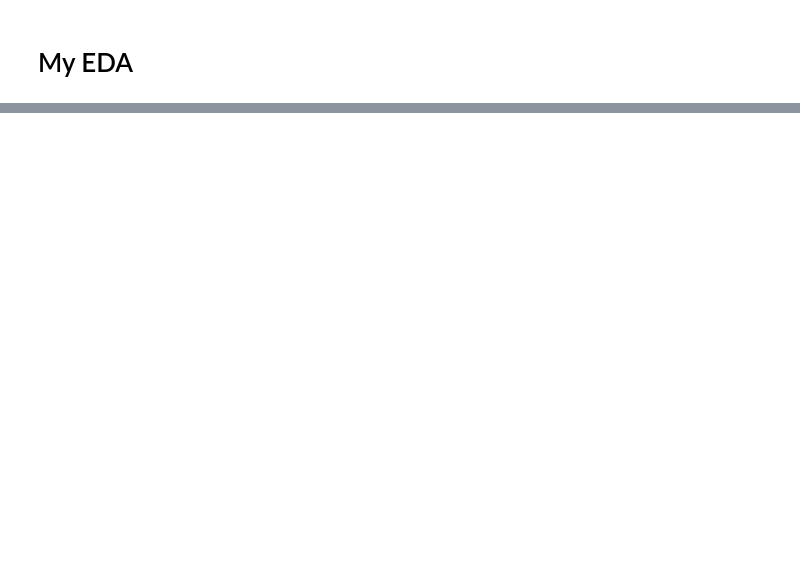
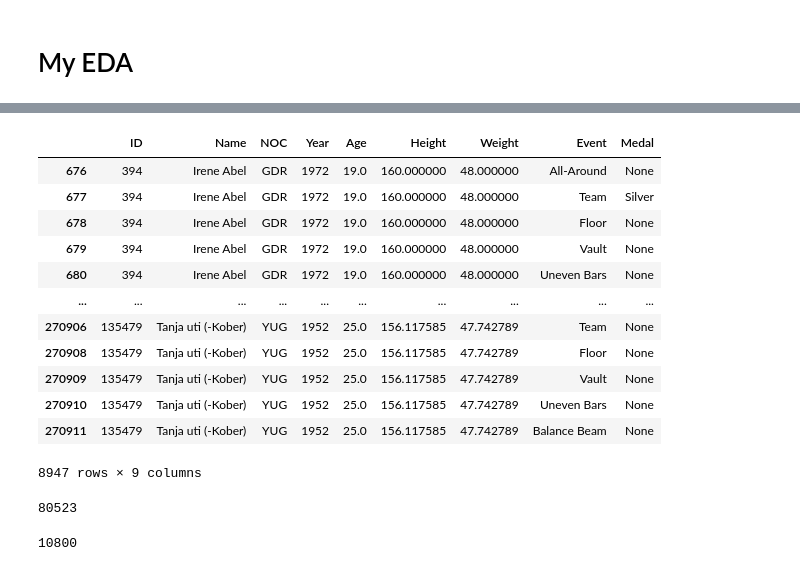
Before and after one commit to RyanJTalbot/MSDS, a Jupyter notebook: Core/Data Mining Foundations/Data Mining Project/Project/competition_gym2023/kaggle-data/kaggle_women.ipynb, the cells around one changed output, grey strips where cells are left out. Drawn from its saved outputs; the diff is of its cells as text; code cells hidden in the pictures; blank space fills up the shorter version.

```diff
--- a/Core/Data Mining Foundations/Data Mining Project/Project/competition_gym2023/kaggle-data/kaggle_women.ipynb
+++ b/Core/Data Mining Foundations/Data Mining Project/Project/competition_gym2023/kaggle-data/kaggle_women.ipynb
@@ -1348,0 +603,28 @@ plt.plot(medal_stats['Year'].values, medal_stats['Height'].values)
+# %%
+# Define the desired column order
+desired_columns = ['ID', 'Name', 'NOC', 'Year', 'Age', 'Height', 'Weight', 'Event',
+       'Medal']
+
+
+# Reorder the columns
+df = df[desired_columns]
+# %%
+df
+# %% [output]
+|  | ID | Name | NOC | Year | Age | Height | Weight | Event | Medal |
+| 676 | 394 | Irene Abel | GDR | 1972 | 19.0 | 160.000000 | 48.000000 | All-Around | None |
+| 677 | 394 | Irene Abel | GDR | 1972 | 19.0 | 160.000000 | 48.000000 | Team | Silver |
+| 678 | 394 | Irene Abel | GDR | 1972 | 19.0 | 160.000000 | 48.000000 | Floor | None |
+| 679 | 394 | Irene Abel | GDR | 1972 | 19.0 | 160.000000 | 48.000000 | Vault | None |
+| 680 | 394 | Irene Abel | GDR | 1972 | 19.0 | 160.000000 | 48.000000 | Uneven Bars | None |
+| ... | ... | ... | ... | ... | ... | ... | ... | ... | ... |
+| 270906 | 135479 | Tanja uti (-Kober) | YUG | 1952 | 25.0 | 156.117585 | 47.742789 | Team | None |
+| 270908 | 135479 | Tanja uti (-Kober) | YUG | 1952 | 25.0 | 156.117585 | 47.742789 | Floor | None |
+| 270909 | 135479 | Tanja uti (-Kober) | YUG | 1952 | 25.0 | 156.117585 | 47.742789 | Vault | None |
+| 270910 | 135479 | Tanja uti (-Kober) | YUG | 1952 | 25.0 | 156.117585 | 47.742789 | Uneven Bars | None |
+| 270911 | 135479 | Tanja uti (-Kober) | YUG | 1952 | 25.0 | 156.117585 | 47.742789 | Balance Beam | None |
+8947 rows × 9 columns
+# %%
+df.size
+# %% [output]
+80523
@@ -1348,0 +633,4 @@ plt.plot(medal_stats['Year'].values, medal_stats['Height'].values)
+# %%
+modern.size
+# %% [output]
+10800
```
Also changed, not shown: parts of 91 cells of this notebook, 38 other files.
